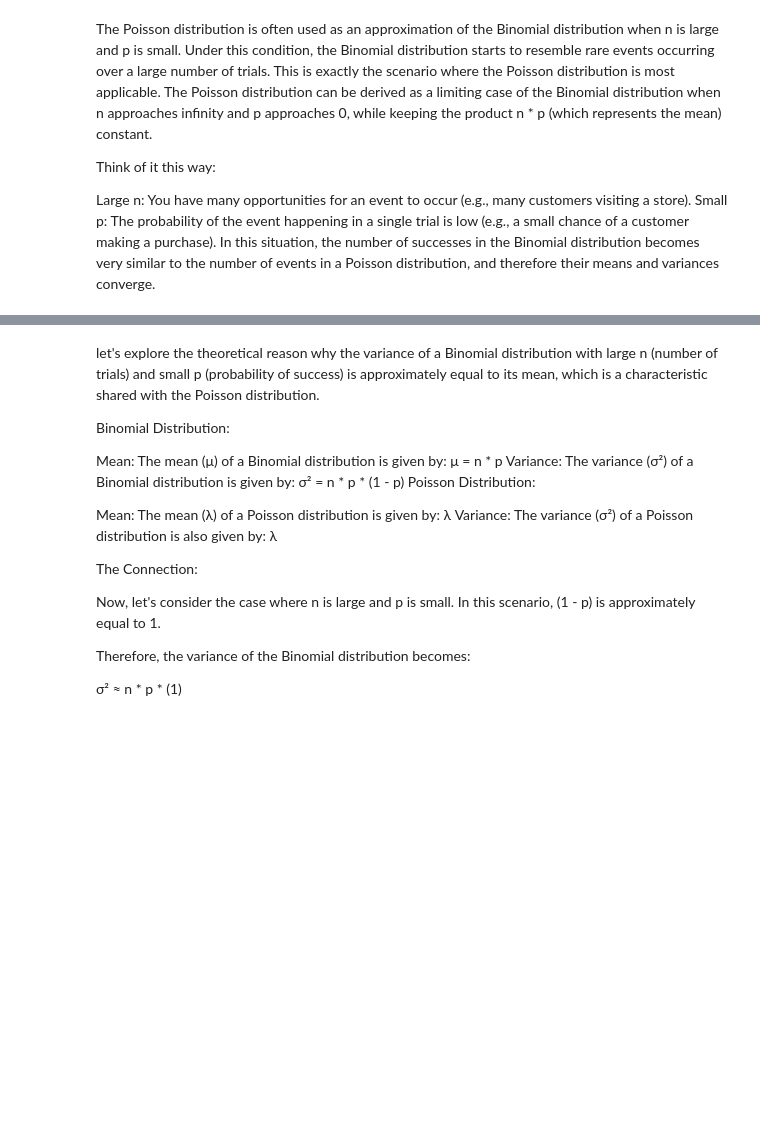
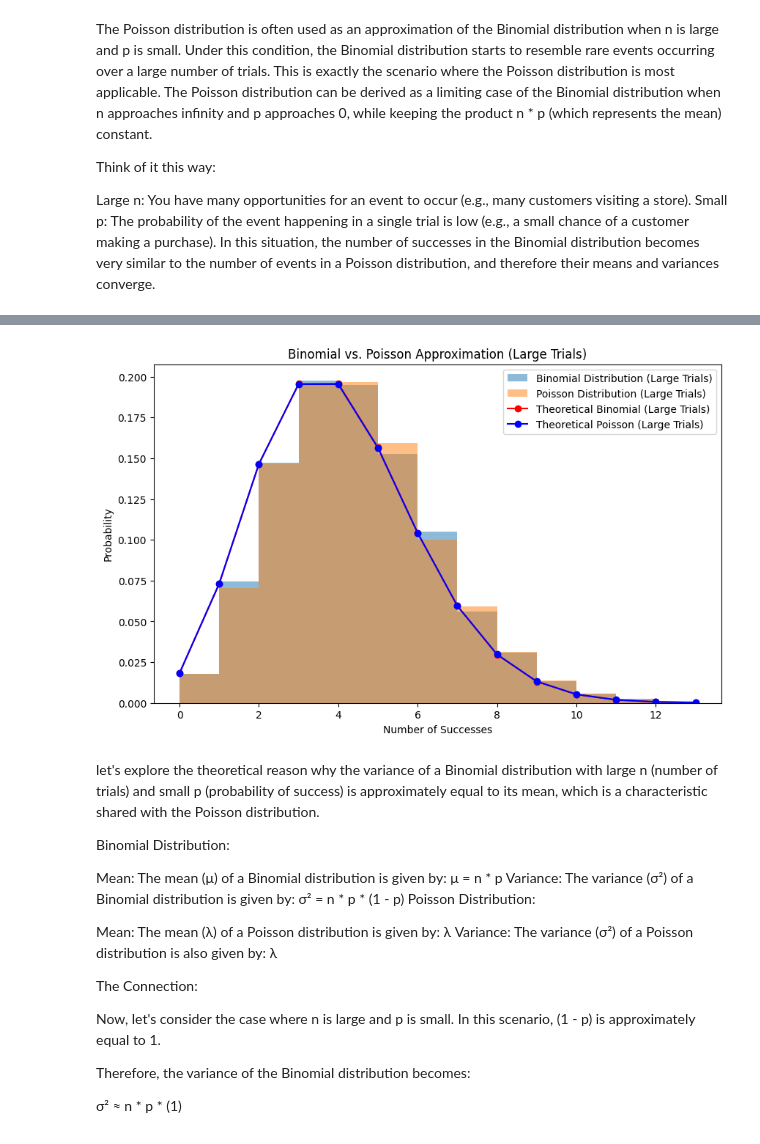
Before and after one commit to kl2217/finite-element, a Jupyter notebook: binomial_poisson.ipynb, the cells around one changed output, grey strips where cells are left out. Drawn from its saved outputs; the diff is of its cells as text; code cells hidden in the pictures; blank space fills up the shorter version.

```diff
--- a/binomial_poisson.ipynb
+++ b/binomial_poisson.ipynb
@@ -172,3 +196,28 @@ Poisson Mean (Large Trials): 3.97, Variance: 3.89
+# %%
+
+# Calculate theoretical probabilities for Binomial (large n, small p)
+k_values_large = range(int(lambda_poisson_large) + 10)  # Adjust range for larger values
+theoretical_probs_binomial_large = binom.pmf(k_values_large, n_large, p_small)
+
+# Calculate theoretical probabilities for Poisson (large n, small p)
+theoretical_probs_poisson_large = poisson.pmf(k_values_large, lambda_poisson_large)
+
+# Create the plot
+plt.figure(figsize=(10, 6))
+plt.hist(binomial_data_large, bins=range(int(lambda_poisson_large) + 10), alpha=0.5, label='Binomial Distribution (Large Trials)', density=True)
+plt.hist(poisson_data_large, bins=range(int(lambda_poisson_large) + 10), alpha=0.5, label='Poisson Distribution (Large Trials)', density=True)
+
+# Add theoretical plots
+plt.plot(k_values_large, theoretical_probs_binomial_large, 'ro-', label='Theoretical Binomial (Large Trials)')
+plt.plot(k_values_large, theoretical_probs_poisson_large, 'bo-', label='Theoretical Poisson (Large Trials)')
+
+plt.xlabel('Number of Successes')
+plt.ylabel('Probability')
+plt.title('Binomial vs. Poisson Approximation (Large Trials)')
+plt.legend()
+plt.show()
+# %% [output]
+[figure, added]
 # %% [markdown]
 let's explore the theoretical reason why the variance of a Binomial distribution with large n (number of trials) and small p (probability of success) is approximately equal to its mean, which is a characteristic shared with the Poisson distribution.
 
```
Also changed, not shown: parts of 6 cells of this notebook.
